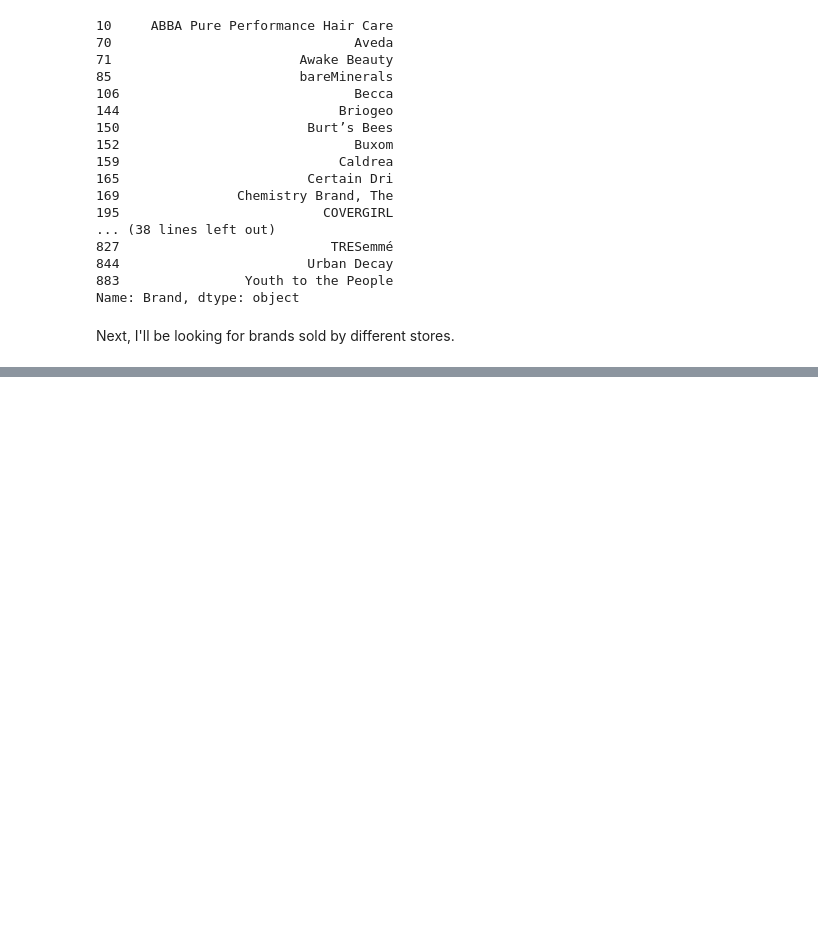
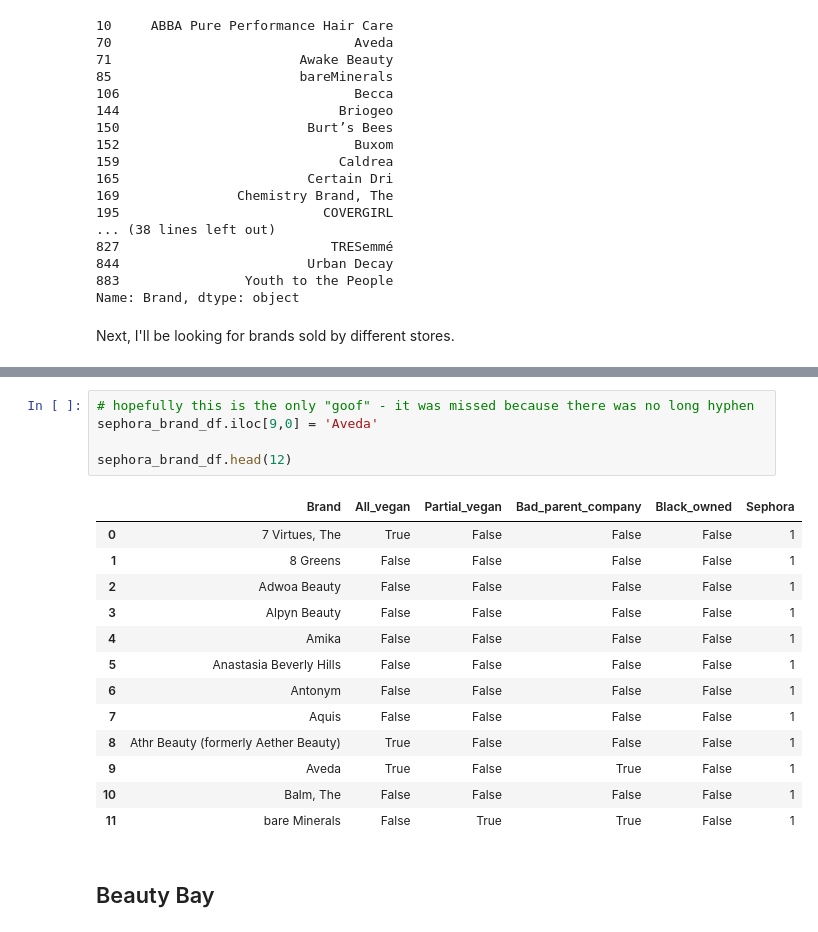
Before and after one commit to mhapich/cruelty_free_products, a Jupyter notebook: Cruelty_free.ipynb, the cells around one changed output, grey strips where cells are left out. Saved outputs shown, nothing was run; the diff lists cells and outputs as text; blank space fills up the shorter version.

```diff
--- a/Cruelty_free.ipynb
+++ b/Cruelty_free.ipynb
@@ -398,0 +609,21 @@ Next, I'll be looking for brands sold by different stores.
+# %%
+# hopefully this is the only "goof" - it was missed because there was no long hyphen
+sephora_brand_df.iloc[9,0] = 'Aveda'
+
+sephora_brand_df.head(12)
+# %% [output]
+|  | Brand | All_vegan | Partial_vegan | Bad_parent_company | Black_owned | Sephora |
+| 0 | 7 Virtues, The | True | False | False | False | 1 |
+| 1 | 8 Greens | False | False | False | False | 1 |
+| 2 | Adwoa Beauty | False | False | False | False | 1 |
+| 3 | Alpyn Beauty | False | False | False | False | 1 |
+| 4 | Amika | False | False | False | False | 1 |
+| 5 | Anastasia Beverly Hills | False | False | False | False | 1 |
+| 6 | Antonym | False | False | False | False | 1 |
+| 7 | Aquis | False | False | False | False | 1 |
+| 8 | Athr Beauty (formerly Aether Beauty) | True | False | False | False | 1 |
+| 9 | Aveda | True | False | True | False | 1 |
+| 10 | Balm, The | False | False | False | False | 1 |
+| 11 | bare Minerals | False | True | True | False | 1 |
+# %% [markdown]
+## Beauty Bay ##
```
Also changed, not shown: parts of 41 cells of this notebook.
